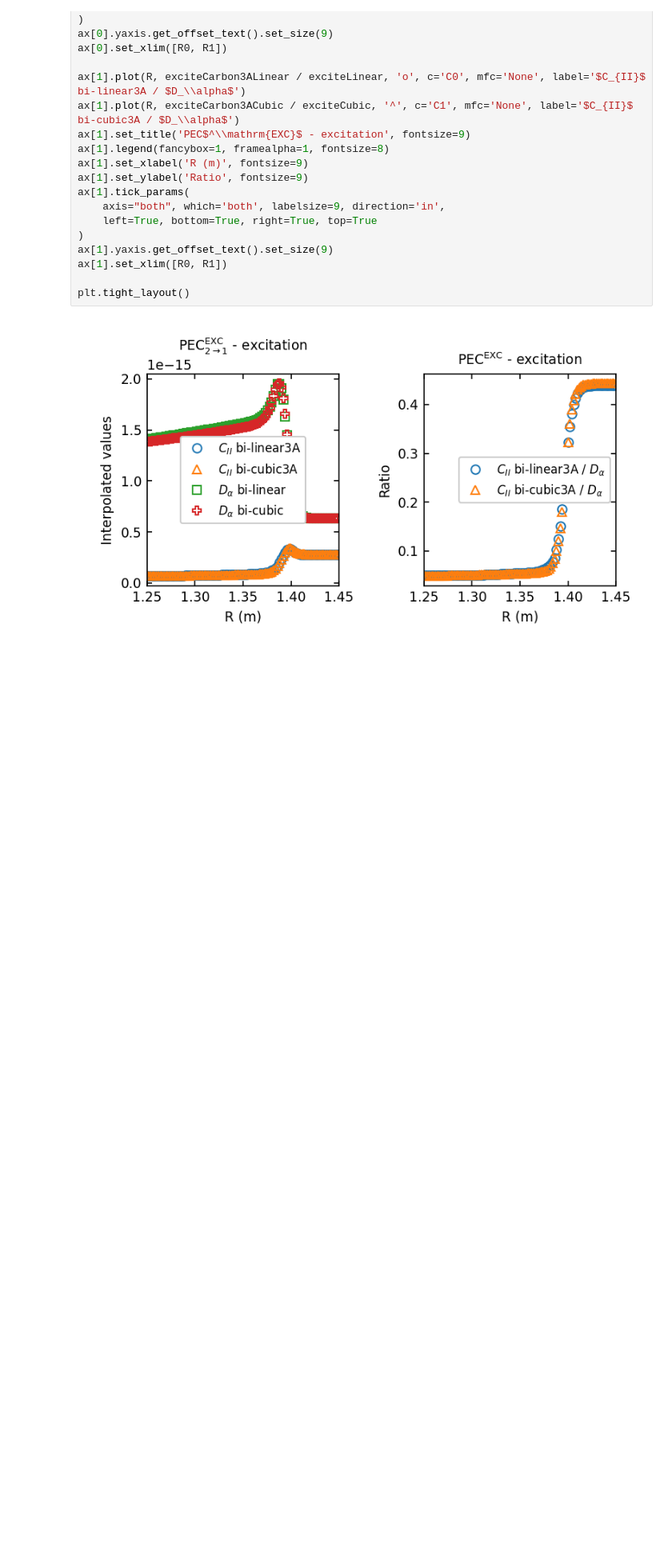
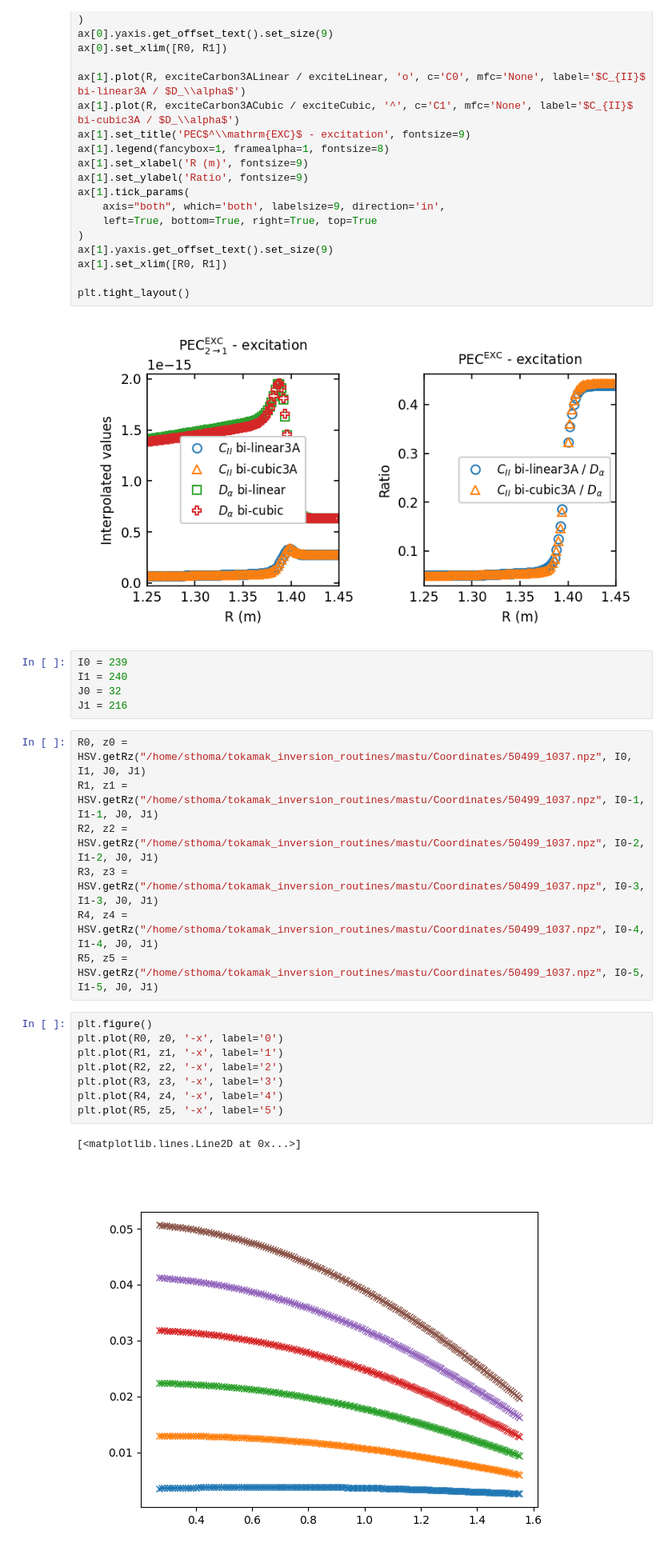
Before and after one commit to JamieDunsmore7/tokamak_inversion_routines, a Jupyter notebook: Testing/LoadResults/CheckingEmission.ipynb, the cells around one changed output. Shown at 80% size. Drawn from its saved outputs; the diff is of its cells as text; blank space fills up the shorter version.

```diff
--- a/Testing/LoadResults/CheckingEmission.ipynb
+++ b/Testing/LoadResults/CheckingEmission.ipynb
@@ -1362,3 +1362,26 @@ ax[1].set_xlim([R0, R1])
 plt.tight_layout()
 # %% [output]
 [figure]
+# %%
+I0 = 239
+I1 = 240
+J0 = 32
+J1 = 216
+# %%
+R0, z0 = HSV.getRz("/home/sthoma/tokamak_inversion_routines/mastu/Coordinates/50499_1037.npz", I0, I1, J0, J1)
+R1, z1 = HSV.getRz("/home/sthoma/tokamak_inversion_routines/mastu/Coordinates/50499_1037.npz", I0-1, I1-1, J0, J1)
+R2, z2 = HSV.getRz("/home/sthoma/tokamak_inversion_routines/mastu/Coordinates/50499_1037.npz", I0-2, I1-2, J0, J1)
+R3, z3 = HSV.getRz("/home/sthoma/tokamak_inversion_routines/mastu/Coordinates/50499_1037.npz", I0-3, I1-3, J0, J1)
+R4, z4 = HSV.getRz("/home/sthoma/tokamak_inversion_routines/mastu/Coordinates/50499_1037.npz", I0-4, I1-4, J0, J1)
+R5, z5 = HSV.getRz("/home/sthoma/tokamak_inversion_routines/mastu/Coordinates/50499_1037.npz", I0-5, I1-5, J0, J1)
+# %%
+plt.figure()
+plt.plot(R0, z0, '-x', label='0')
+plt.plot(R1, z1, '-x', label='1')
+plt.plot(R2, z2, '-x', label='2')
+plt.plot(R3, z3, '-x', label='3')
+plt.plot(R4, z4, '-x', label='4')
+plt.plot(R5, z5, '-x', label='5')
+# %% [output]
+[<matplotlib.lines.Line2D at 0x...>]
+[figure, added]
```
Also changed, not shown: 4 other files.
